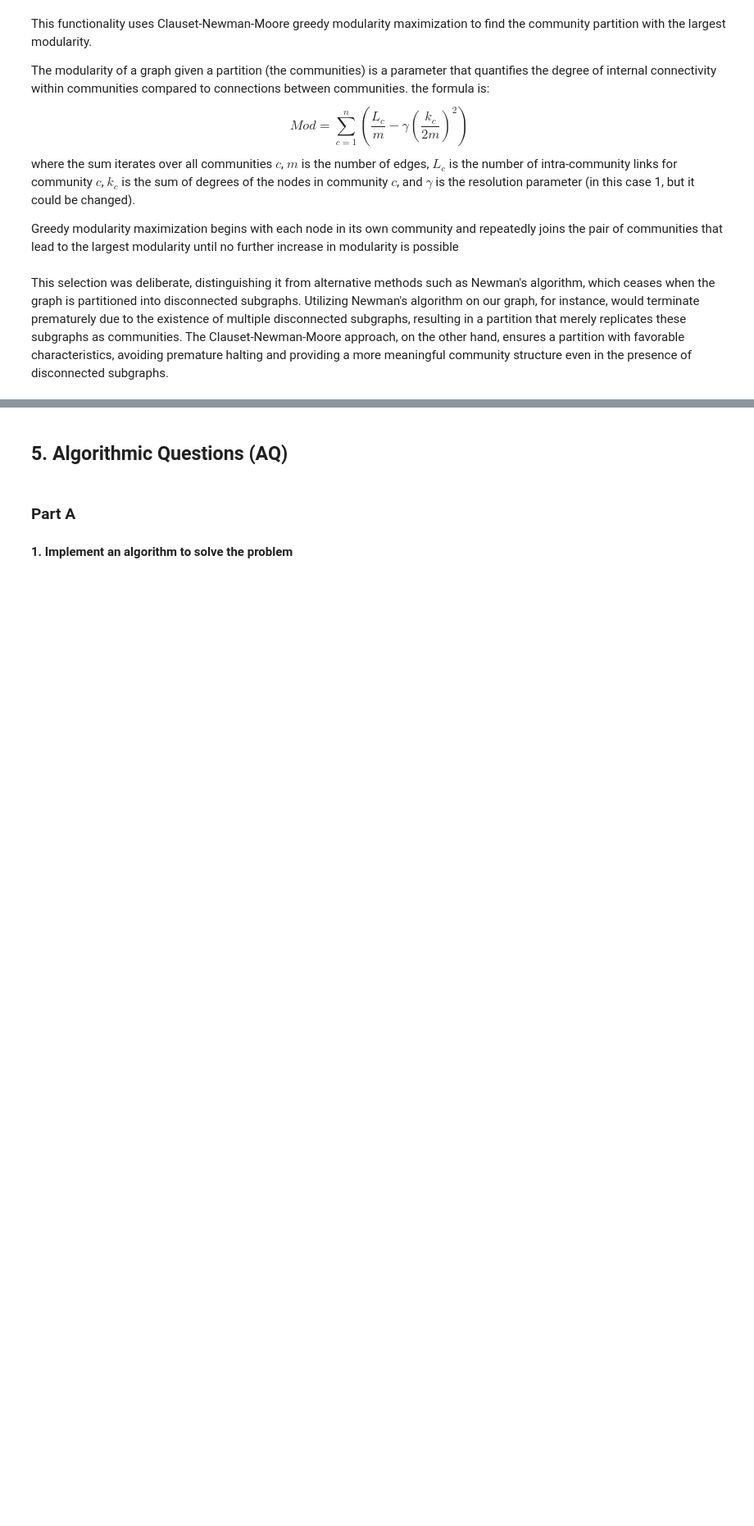
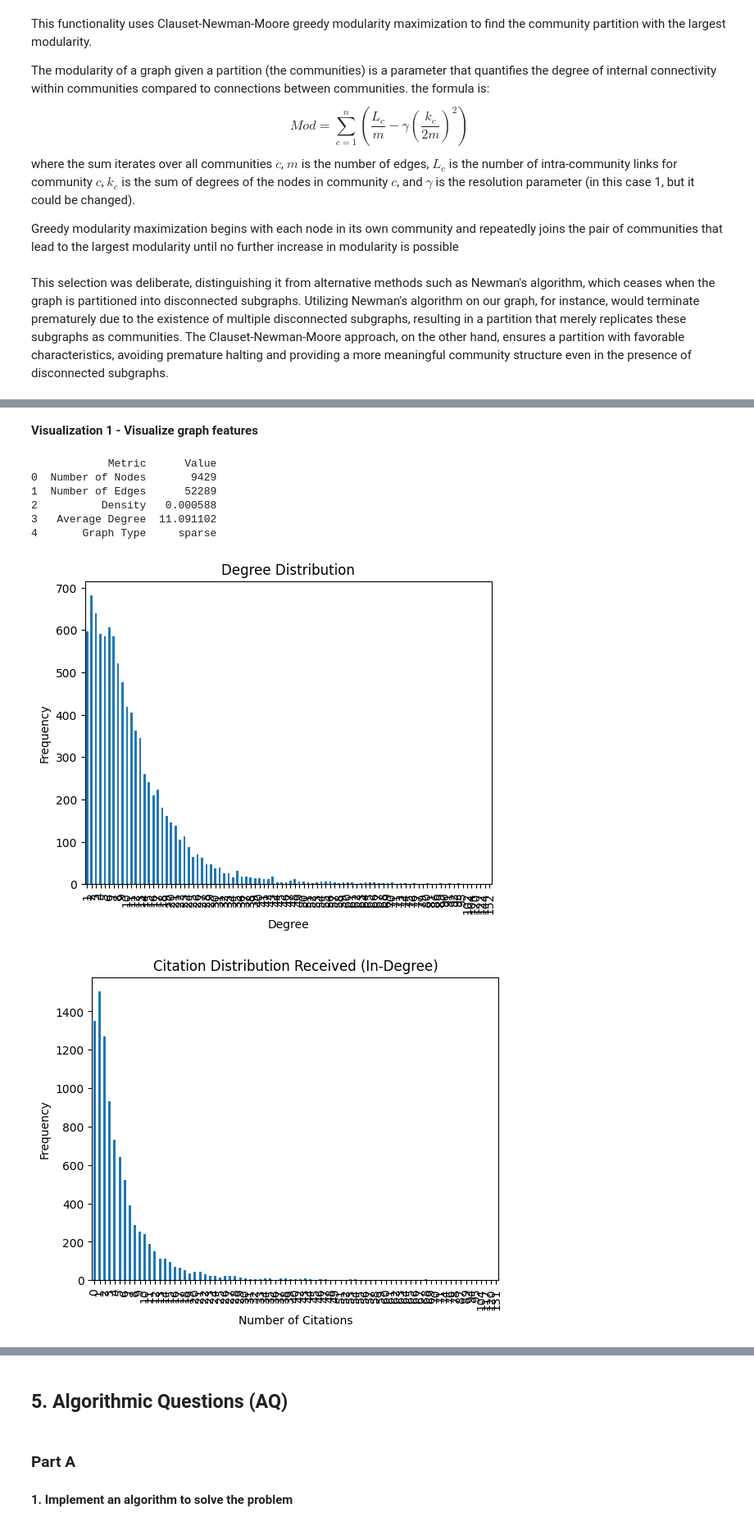
Before and after one commit to diego-ciciani01/ADM---HW5, a Jupyter notebook: main.ipynb, the cells around one changed output, grey strips where cells are left out. Shown at 82% size. Saved outputs shown, nothing was run; the diff lists cells and outputs as text; code cells hidden in the pictures; blank space fills up the shorter version.

```diff
--- a/main.ipynb
+++ b/main.ipynb
@@ -602,0 +547,2 @@ def functionality_5(graph, paper_1, paper_2, N):
+# %% [markdown]
+**Visualization 1 - Visualize graph features**
@@ -602,0 +582,76 @@ def functionality_5(graph, paper_1, paper_2, N):
+# %%
+import matplotlib.pyplot as plt
+import pandas as pd
+import networkx as nx
+def visualize_citation_distribution(graph, title, degree_type='in'):
+    # Calculate the degree (in-degree or out-degree) for each node
+    if degree_type == 'in':
+        degrees = graph.in_degree()
+    else:
+        degrees = graph.out_degree()
+
+    # Create a Series for degree distribution
+    degree_distribution = pd.Series([degree for _, degree in degrees])
+
+    # Plotting
+    degree_distribution.value_counts().sort_index().plot(kind='bar', title=title)
+    plt.xlabel('Number of Citations')
+    plt.ylabel('Frequency')
+    plt.show()
+
+def visualize_collaboration_distribution(graph):
+    # Degree for each node
+    degrees = graph.degree()
+
+    # Create a Series for degree distribution
+    degree_distribution = pd.Series([degree for _, degree in degrees])
+
+    # Plotting
+    degree_distribution.value_counts().sort_index().plot(kind='bar', title='Collaboration Distribution')
+    plt.xlabel('Number of Collaborations')
+    plt.ylabel('Frequency')
+    plt.show()
+def visualize_graph_features(graph, graph_type):
+    # Basic Graph Information
+    num_nodes = graph.number_of_nodes()
+    num_edges = graph.number_of_edges()
+    density = nx.density(graph)
+    avg_degree = sum(dict(graph.degree()).values()) / num_nodes
+    network_type = 'dense' if density > 0.5 else 'sparse'
+
+    # Degree Distribution
+    degrees = [graph.degree(n) for n in graph.nodes()]
+    degree_distribution = pd.Series(degrees).value_counts().sort_index()
+
+    # Creating DataFrame for general graph information
+    info_df = pd.DataFrame({
+        'Metric': ['Number of Nodes', 'Number of Edges', 'Density', 'Average Degree', 'Graph Type'],
+        'Value': [num_nodes, num_edges, density, avg_degree, network_type]
+    })
+    print(info_df)
+
+    # Plotting degree distribution
+    degree_distribution.plot(kind='bar', title='Degree Distribution')
+    plt.xlabel('Degree')
+    plt.ylabel('Frequency')
+    plt.show()
+
+    # Additional Plots Based on Graph Type
+    if graph_type == 'citation':
+        visualize_citation_distribution(graph, 'Citation Distribution Received (In-Degree)', degree_type='in')
+        visualize_citation_distribution(graph, 'Citation Distribution Given (Out-Degree)', degree_type='out')
+
+    elif graph_type == 'collaboration':
+        visualize_collaboration_distribution(graph)
+# Example usage
+visualize_graph_features(citation_graph, 'citation')  # Replace with your actual citation graph
+visualize_graph_features(collaboration_graph, 'collaboration')  # Replace with your actual collaboration graph
+# %% [output]
+            Metric      Value
+0  Number of Nodes       9429
+1  Number of Edges      52289
+2          Density   0.000588
+3   Average Degree  11.091102
+4       Graph Type     sparse
+[figure, added]
+[figure, added]
```
Also changed, not shown: parts of 36 cells of this notebook.
